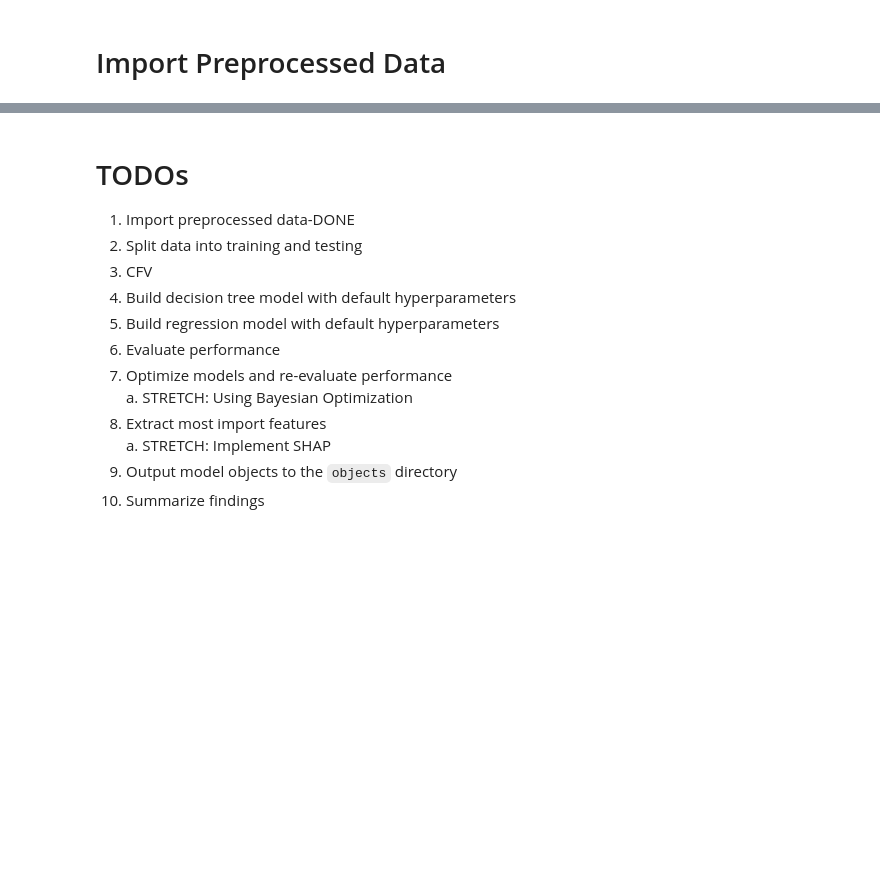
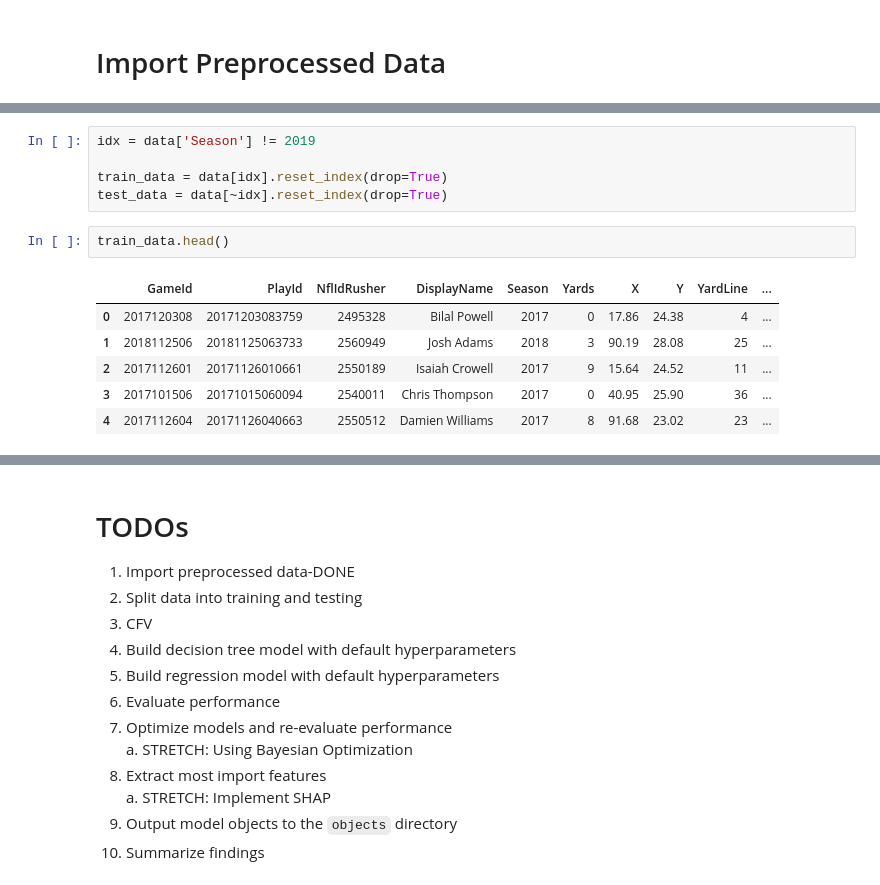
Before and after one commit to jonathanmnovak/nfl-big-data-bowl-2019, a Jupyter notebook: notebooks/models.ipynb, the cells around one changed output, grey strips where cells are left out. Saved outputs shown, nothing was run; the diff lists cells and outputs as text; blank space fills up the shorter version.

```diff
--- a/notebooks/models.ipynb
+++ b/notebooks/models.ipynb
@@ -21,0 +45,14 @@ data.head()
+# %%
+idx = data['Season'] != 2019
+
+train_data = data[idx].reset_index(drop=True)
+test_data = data[~idx].reset_index(drop=True)
+# %%
+train_data.head()
+# %% [output]
+|  | GameId | PlayId | NflIdRusher | DisplayName | Season | Yards | X | Y | YardLine | ... |
+| 0 | 2017120308 | 20171203083759 | 2495328 | Bilal Powell | 2017 | 0 | 17.86 | 24.38 | 4 | ... |
+| 1 | 2018112506 | 20181125063733 | 2560949 | Josh Adams | 2018 | 3 | 90.19 | 28.08 | 25 | ... |
+| 2 | 2017112601 | 20171126010661 | 2550189 | Isaiah Crowell | 2017 | 9 | 15.64 | 24.52 | 11 | ... |
+| 3 | 2017101506 | 20171015060094 | 2540011 | Chris Thompson | 2017 | 0 | 40.95 | 25.90 | 36 | ... |
+| 4 | 2017112604 | 20171126040663 | 2550512 | Damien Williams | 2017 | 8 | 91.68 | 23.02 | 23 | ... |
```
Also changed, not shown: parts of 20 cells of this notebook.
